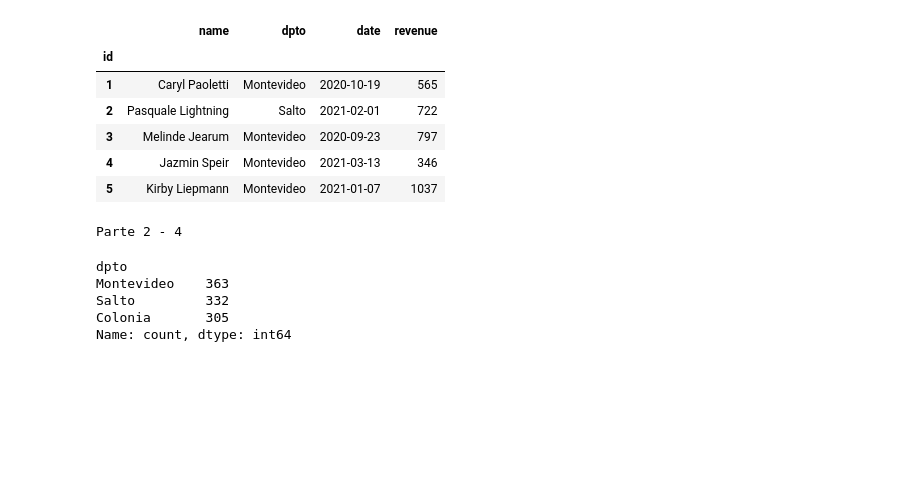
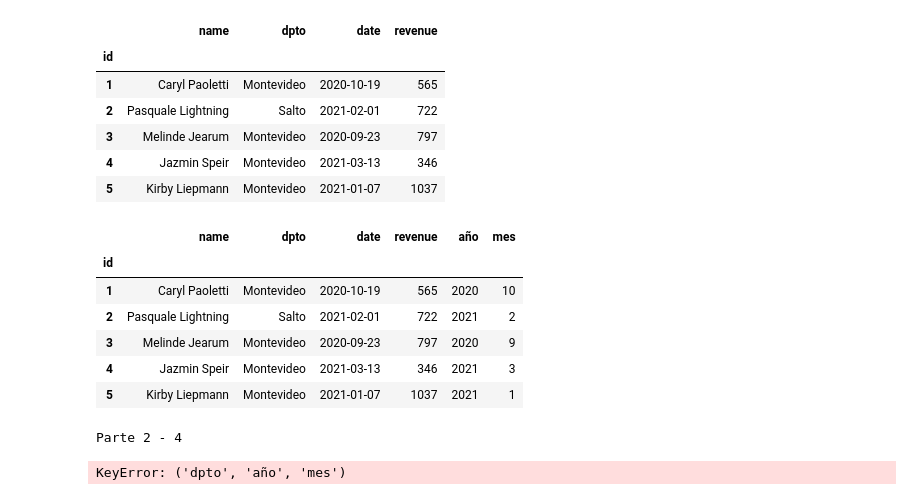
Before and after one commit to carlos1680/CPEDS, a Jupyter notebook: modulo2/2 Analisis de datos/practico/MiPractico2.ipynb, the cells around one changed output. Saved outputs shown, nothing was run; the diff lists cells and outputs as text; code cells hidden in the pictures; blank space fills up the shorter version.

```diff
--- a/modulo2/2 Analisis de datos/practico/MiPractico2.ipynb
+++ b/modulo2/2 Analisis de datos/practico/MiPractico2.ipynb
@@ -170,13 +186,25 @@ Parte 2 - 3
 | 3 | Melinde Jearum | Montevideo | 2020-09-23 | 797 |
 | 4 | Jazmin Speir | Montevideo | 2021-03-13 | 346 |
 | 5 | Kirby Liepmann | Montevideo | 2021-01-07 | 1037 |
+# %%
+import datetime as dt
+# Agrego una columna para separar mes y año
+rf2["año"] = rf2["date"].dt.year
+rf2["mes"] = rf2["date"].dt.month
+rf2.head()
+# %% [output]
+|  | name | dpto | date | revenue | año | mes |
+| id |  |  |  |  |  |  |
+| 1 | Caryl Paoletti | Montevideo | 2020-10-19 | 565 | 2020 | 10 |
+| 2 | Pasquale Lightning | Salto | 2021-02-01 | 722 | 2021 | 2 |
+| 3 | Melinde Jearum | Montevideo | 2020-09-23 | 797 | 2020 | 9 |
+| 4 | Jazmin Speir | Montevideo | 2021-03-13 | 346 | 2021 | 3 |
+| 5 | Kirby Liepmann | Montevideo | 2021-01-07 | 1037 | 2021 | 1 |
 # %%
 print("Parte 2 - 4")
-rf2["dpto"].value_counts()
+rf2["dpto","año","mes"].value_counts()
+
+#rf2.value_counts()
 # %% [output]
 Parte 2 - 4
-dpto
-Montevideo    363
-Salto         332
-Colonia       305
-Name: count, dtype: int64
+KeyError: ('dpto', 'año', 'mes')
```
Also changed, not shown: parts of 6 cells of this notebook, 4 other files.
